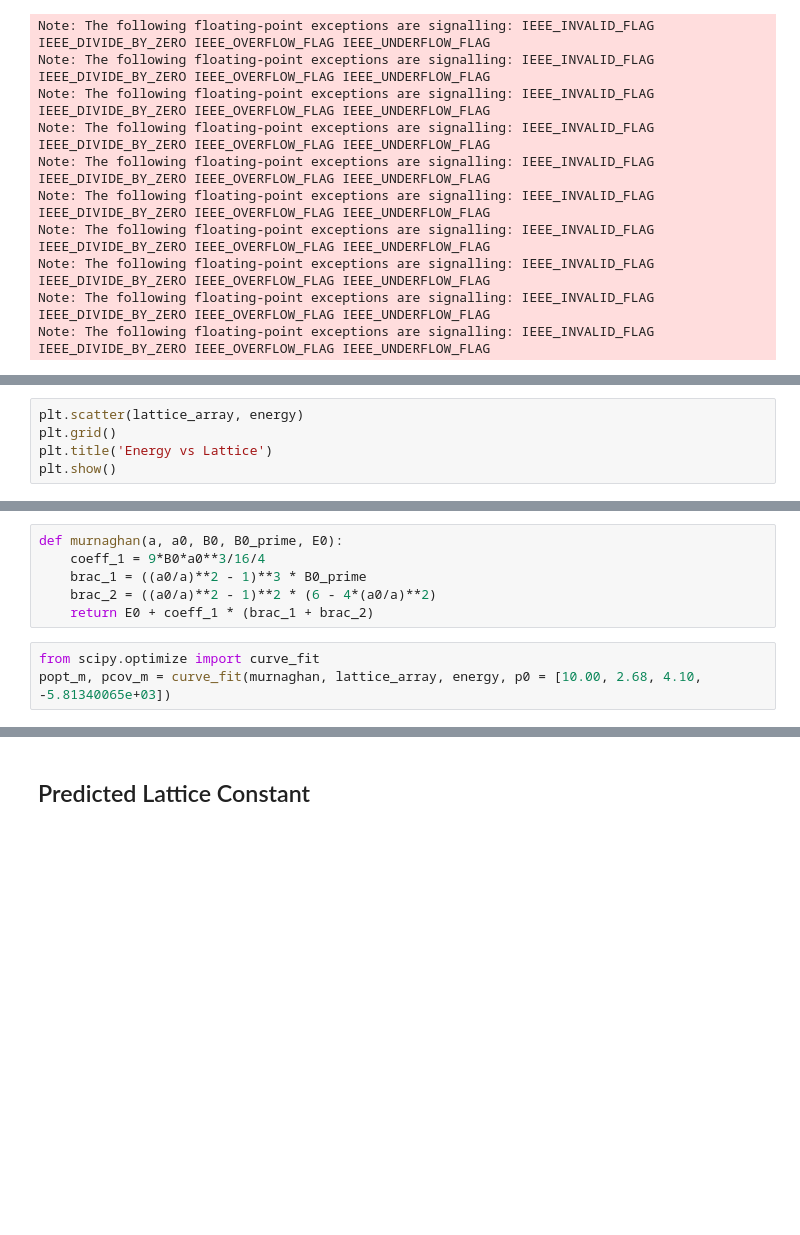
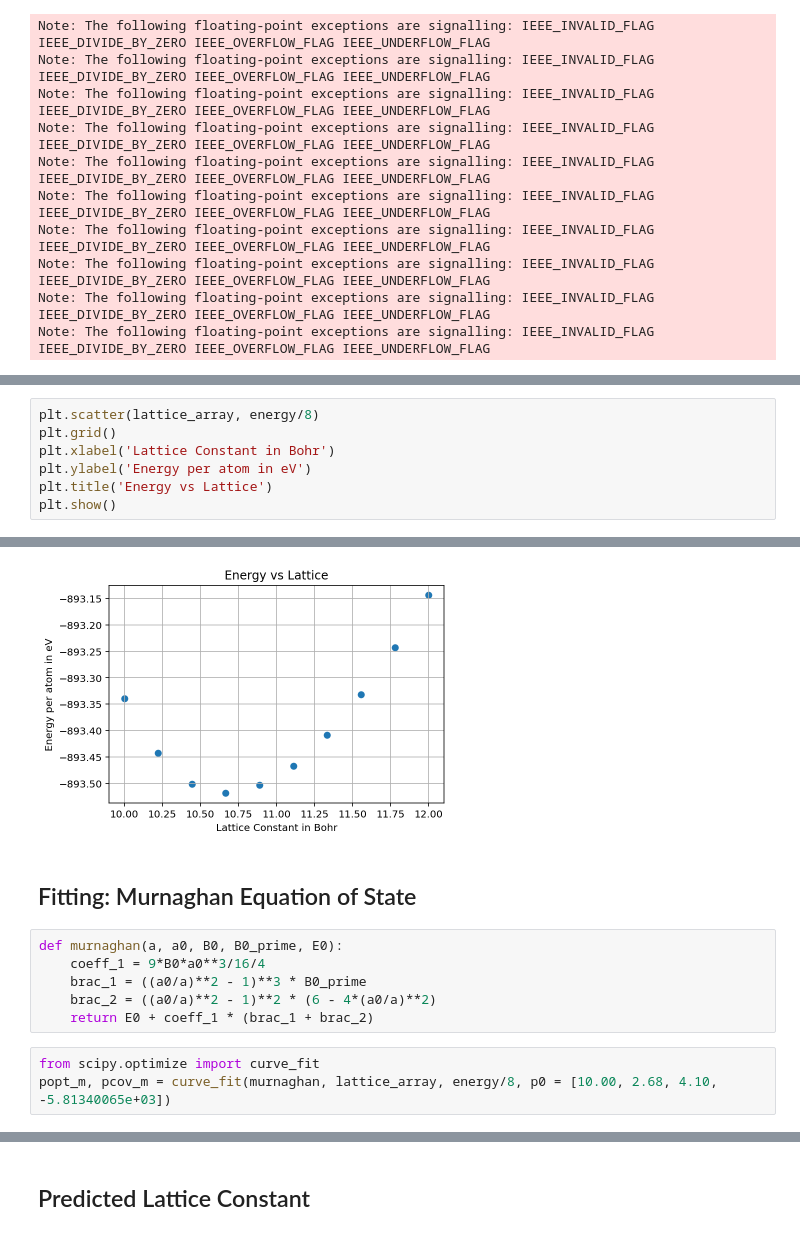
Before and after one commit to vinh-c-tran/DFT, a Jupyter notebook: Simple_Solids/Sholl_Chapter_2/Problem-4-NaCl-Structure/Scholl_Problem_4.ipynb, the cells around one changed output, grey strips where cells are left out. Drawn from its saved outputs; the diff is of its cells as text; blank space fills up the shorter version.

```diff
--- a/Simple_Solids/Sholl_Chapter_2/Problem-4-NaCl-Structure/Scholl_Problem_4.ipynb
+++ b/Simple_Solids/Sholl_Chapter_2/Problem-4-NaCl-Structure/Scholl_Problem_4.ipynb
@@ -103,6 +109,8 @@ Note: The following floating-point exceptions are signalling: IEEE_INVALID_FLAG
 # %%
-plt.scatter(lattice_array, energy)
+plt.scatter(lattice_array, energy/8)
 plt.grid()
+plt.xlabel('Lattice Constant in Bohr')
+plt.ylabel('Energy per atom in eV')
 plt.title('Energy vs Lattice')
 plt.show()
 # %% [output]
@@ -110,3 +117,6 @@ plt.show()
+[figure, added]
+# %% [markdown]
+## Fitting: Murnaghan Equation of State
 # %%
 def murnaghan(a, a0, B0, B0_prime, E0):
     coeff_1 = 9*B0*a0**3/16/4
@@ -115,5 +125,5 @@ def murnaghan(a, a0, B0, B0_prime, E0):
     return E0 + coeff_1 * (brac_1 + brac_2)
 # %%
 from scipy.optimize import curve_fit
-popt_m, pcov_m = curve_fit(murnaghan, lattice_array, energy, p0 = [10.00, 2.68, 4.10, -5.81340065e+03])
+popt_m, pcov_m = curve_fit(murnaghan, lattice_array, energy/8, p0 = [10.00, 2.68, 4.10, -5.81340065e+03])
 # %%
```
Also changed, not shown: parts of 19 cells of this notebook, 4 other files.
